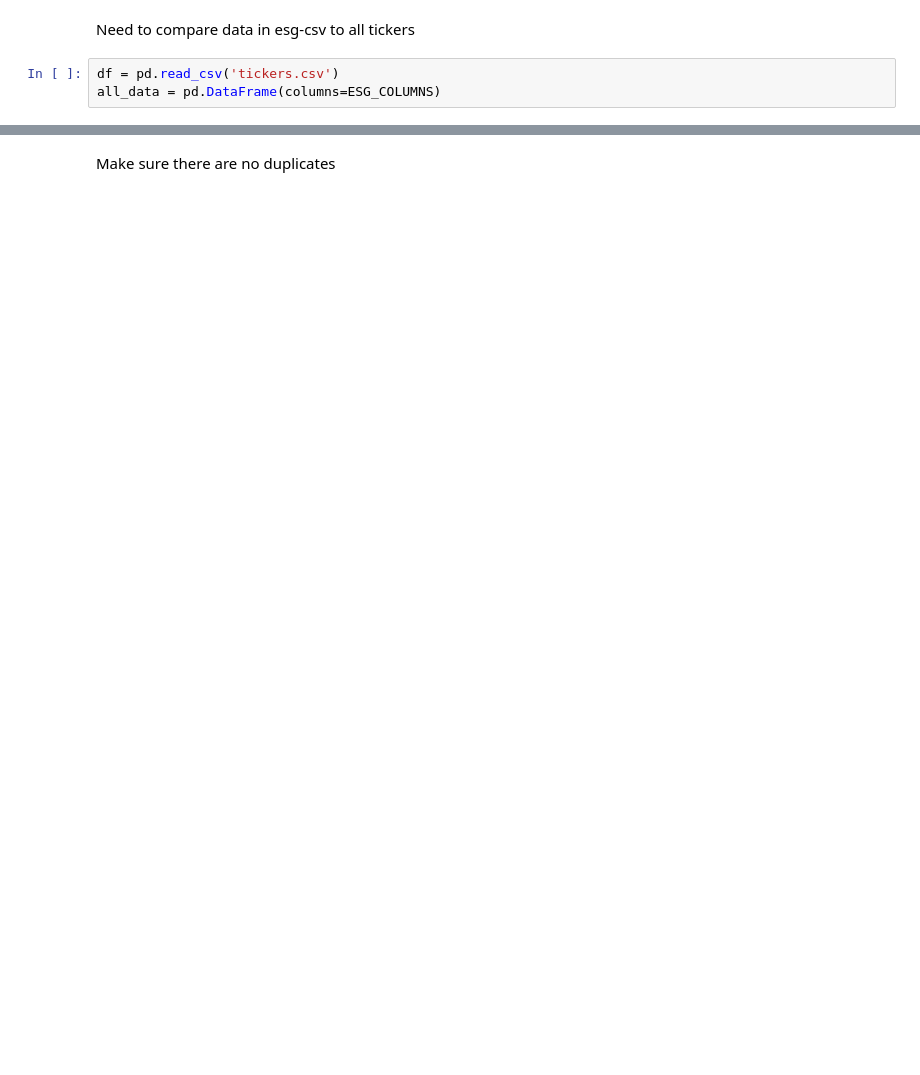
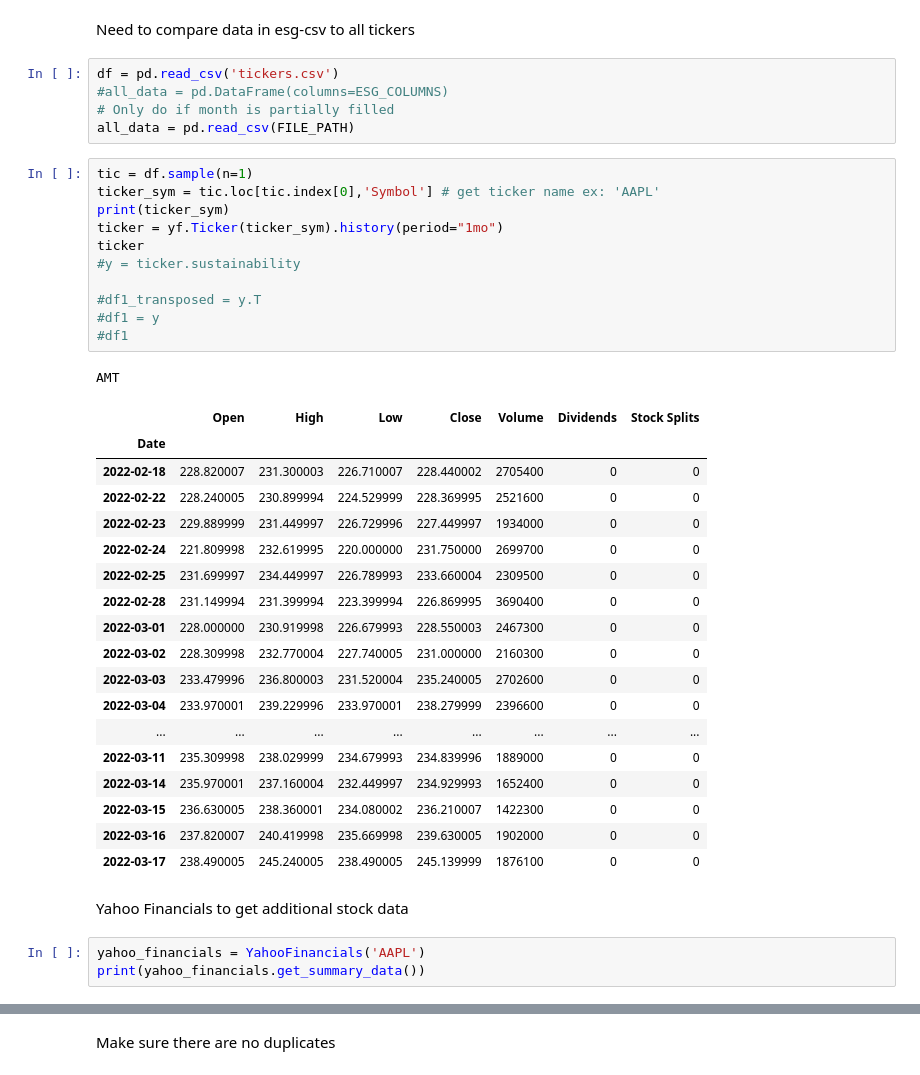
Before and after one commit to mcalmette/ESG-Research, a Jupyter notebook: ESG-yfinance.ipynb, the cells around one changed output, grey strips where cells are left out. Cells and saved outputs as stored; diff of their text form; blank space fills up the shorter version.

```diff
--- a/ESG-yfinance.ipynb
+++ b/ESG-yfinance.ipynb
@@ -61,4 +64,42 @@ f.close
 Need to compare data in esg-csv to all tickers
 # %%
 df = pd.read_csv('tickers.csv')
-all_data = pd.DataFrame(columns=ESG_COLUMNS)
+#all_data = pd.DataFrame(columns=ESG_COLUMNS)
+# Only do if month is partially filled
+all_data = pd.read_csv(FILE_PATH)
+# %%
+tic = df.sample(n=1)
+ticker_sym = tic.loc[tic.index[0],'Symbol'] # get ticker name ex: 'AAPL'
+print(ticker_sym)
+ticker = yf.Ticker(ticker_sym).history(period="1mo")
+ticker
+#y = ticker.sustainability
+
+#df1_transposed = y.T
+#df1 = y
+#df1
+# %% [output]
+AMT
+|  | Open | High | Low | Close | Volume | Dividends | Stock Splits |
+| Date |  |  |  |  |  |  |  |
+| 2022-02-18 | 228.820007 | 231.300003 | 226.710007 | 228.440002 | 2705400 | 0 | 0 |
+| 2022-02-22 | 228.240005 | 230.899994 | 224.529999 | 228.369995 | 2521600 | 0 | 0 |
+| 2022-02-23 | 229.889999 | 231.449997 | 226.729996 | 227.449997 | 1934000 | 0 | 0 |
+| 2022-02-24 | 221.809998 | 232.619995 | 220.000000 | 231.750000 | 2699700 | 0 | 0 |
+| 2022-02-25 | 231.699997 | 234.449997 | 226.789993 | 233.660004 | 2309500 | 0 | 0 |
+| 2022-02-28 | 231.149994 | 231.399994 | 223.399994 | 226.869995 | 3690400 | 0 | 0 |
+| 2022-03-01 | 228.000000 | 230.919998 | 226.679993 | 228.550003 | 2467300 | 0 | 0 |
+| 2022-03-02 | 228.309998 | 232.770004 | 227.740005 | 231.000000 | 2160300 | 0 | 0 |
+| 2022-03-03 | 233.479996 | 236.800003 | 231.520004 | 235.240005 | 2702600 | 0 | 0 |
+| 2022-03-04 | 233.970001 | 239.229996 | 233.970001 | 238.279999 | 2396600 | 0 | 0 |
+| ... | ... | ... | ... | ... | ... | ... | ... |
+| 2022-03-11 | 235.309998 | 238.029999 | 234.679993 | 234.839996 | 1889000 | 0 | 0 |
+| 2022-03-14 | 235.970001 | 237.160004 | 232.449997 | 234.929993 | 1652400 | 0 | 0 |
+| 2022-03-15 | 236.630005 | 238.360001 | 234.080002 | 236.210007 | 1422300 | 0 | 0 |
+| 2022-03-16 | 237.820007 | 240.419998 | 235.669998 | 239.630005 | 1902000 | 0 | 0 |
+| 2022-03-17 | 238.490005 | 245.240005 | 238.490005 | 245.139999 | 1876100 | 0 | 0 |
+# %% [markdown]
+Yahoo Financials to get additional stock data
+# %%
+yahoo_financials = YahooFinancials('AAPL')
+print(yahoo_financials.get_summary_data())
```
Also changed, not shown: parts of 11 cells of this notebook, 4 other files.
